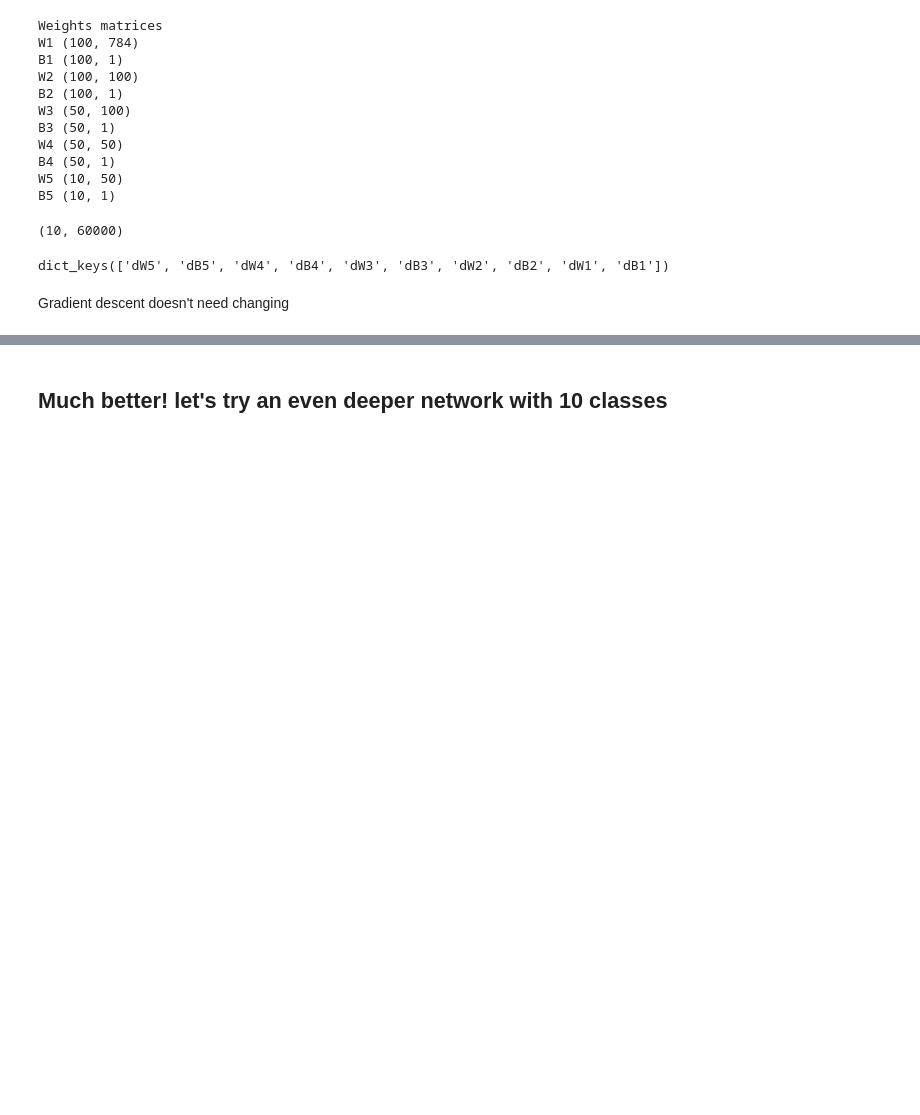
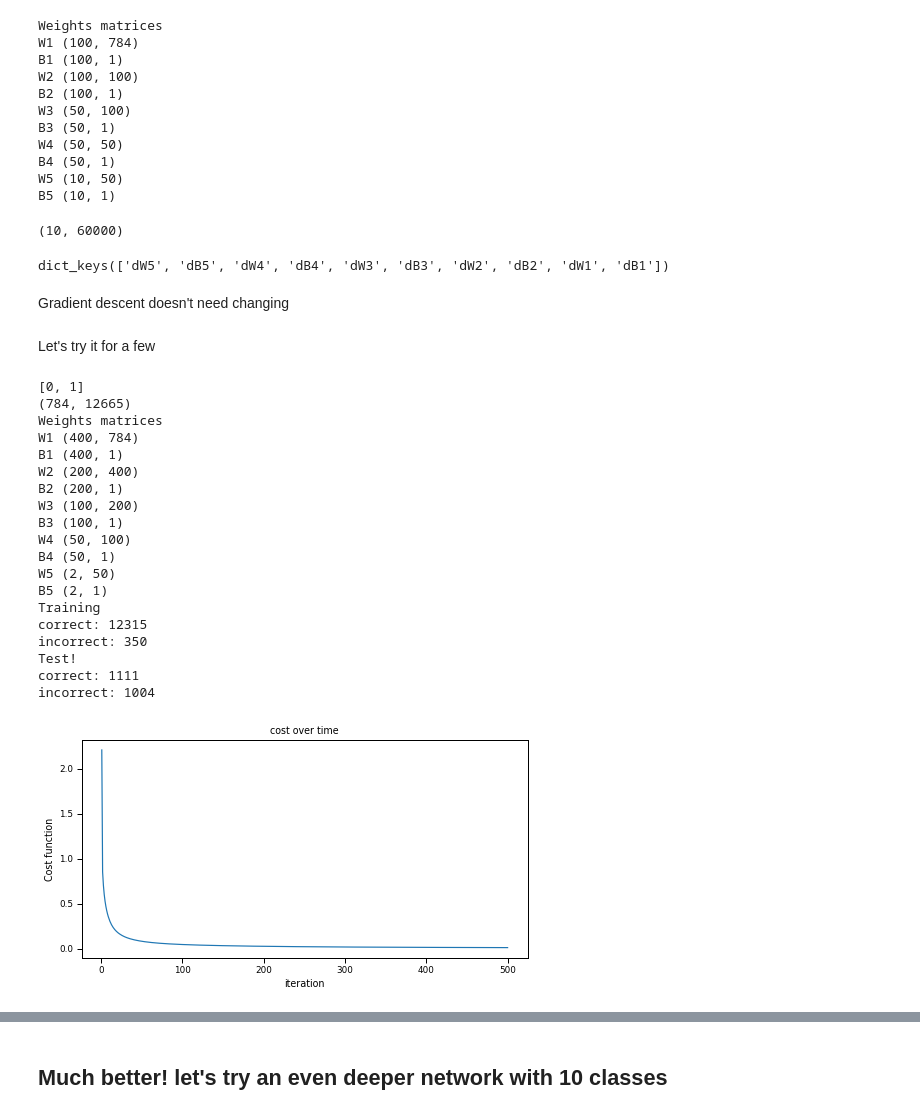
Before and after one commit to jakelourie1502/Neural_network_from_scratch, a Jupyter notebook: mnist_neural_net_from_scratch.ipynb, the cells around one changed output, grey strips where cells are left out. Drawn from its saved outputs; the diff is of its cells as text; code cells hidden in the pictures; blank space fills up the shorter version.

```diff
--- a/mnist_neural_net_from_scratch.ipynb
+++ b/mnist_neural_net_from_scratch.ipynb
@@ -851,0 +893,26 @@ def soft_max_iteration(list_of_classes, x_train, y_train, list_of_layer_sizes, l
+# %% [markdown]
+Let's try it for a few
+# %%
+classes_list_2 = [0,1]
+flex_Softmax_two_classes, two_class_costs_log, flex_Softmax_weights_dict_two = soft_max_iteration(classes_list_2, x_train, y_train, [400,200,100,50], epochs= 500, batches = 1)
+# %% [output]
+[0, 1]
+(784, 12665)
+Weights matrices
+W1 (400, 784)
+B1 (400, 1)
+W2 (200, 400)
+B2 (200, 1)
+W3 (100, 200)
+B3 (100, 1)
+W4 (50, 100)
+B4 (50, 1)
+W5 (2, 50)
+B5 (2, 1)
+Training
+correct: 12315
+incorrect: 350
+Test!
+correct: 1111
+incorrect: 1004
+[figure, added]
```
Also changed, not shown: parts of 22 cells of this notebook.
